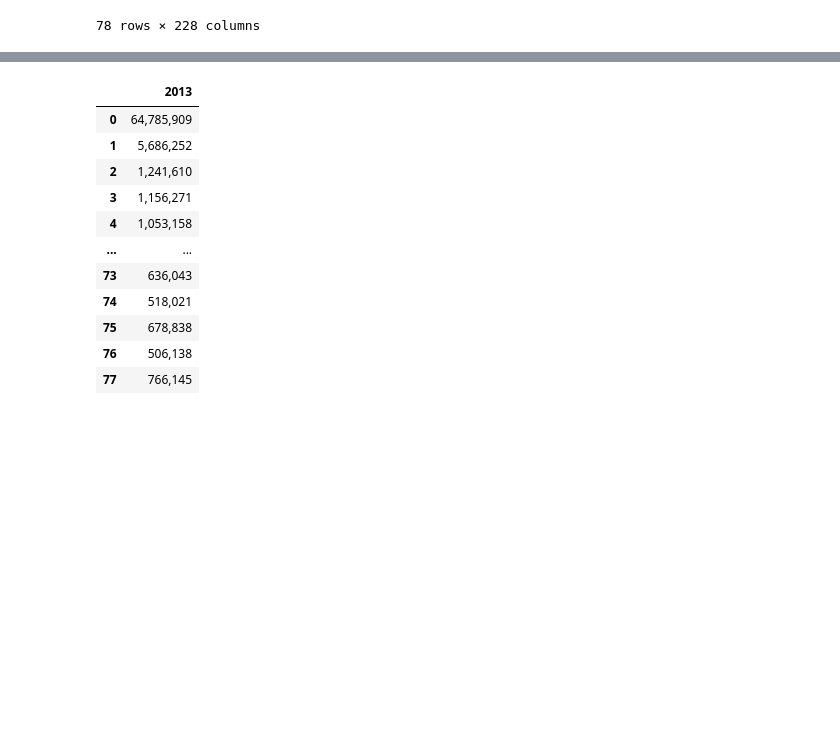
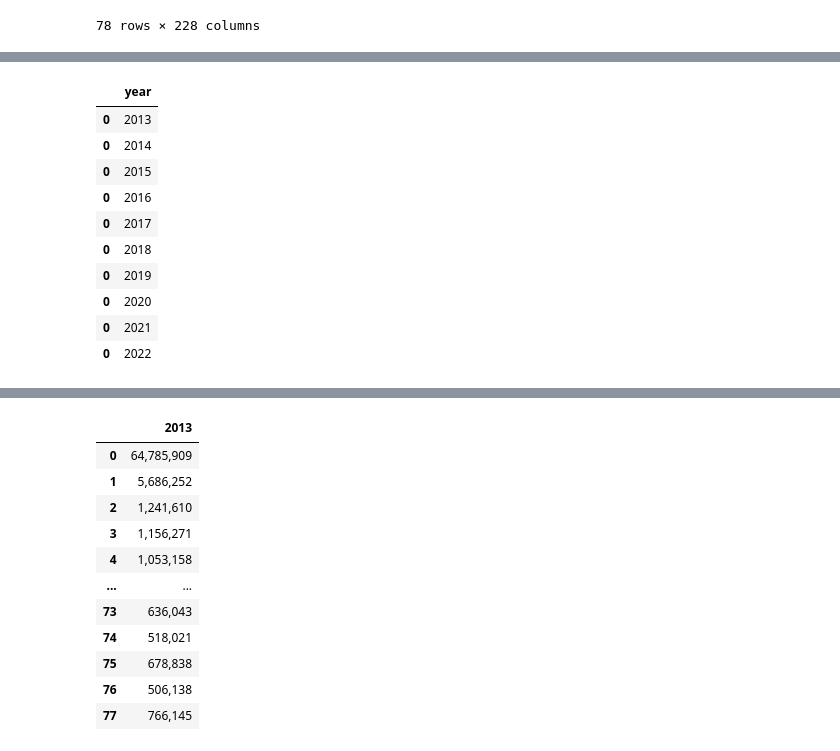
Before and after one commit to OrangeEngineer/ThailandPopulationAnalysis, a Jupyter notebook: DataExploationAndCleaning.ipynb, the cells around one changed output, grey strips where cells are left out. Cells and saved outputs as stored; diff of their text form; code cells hidden in the pictures; blank space fills up the shorter version.

```diff
--- a/DataExploationAndCleaning.ipynb
+++ b/DataExploationAndCleaning.ipynb
@@ -25,0 +50,14 @@ DEC["65"]
+# %%
+year_2013_2022[['year']].drop_duplicates()
+# %% [output]
+|  | year |
+| 0 | 2013 |
+| 0 | 2014 |
+| 0 | 2015 |
+| 0 | 2016 |
+| 0 | 2017 |
+| 0 | 2018 |
+| 0 | 2019 |
+| 0 | 2020 |
+| 0 | 2021 |
+| 0 | 2022 |
```
Also changed, not shown: parts of 21 cells of this notebook, 1 other file.
